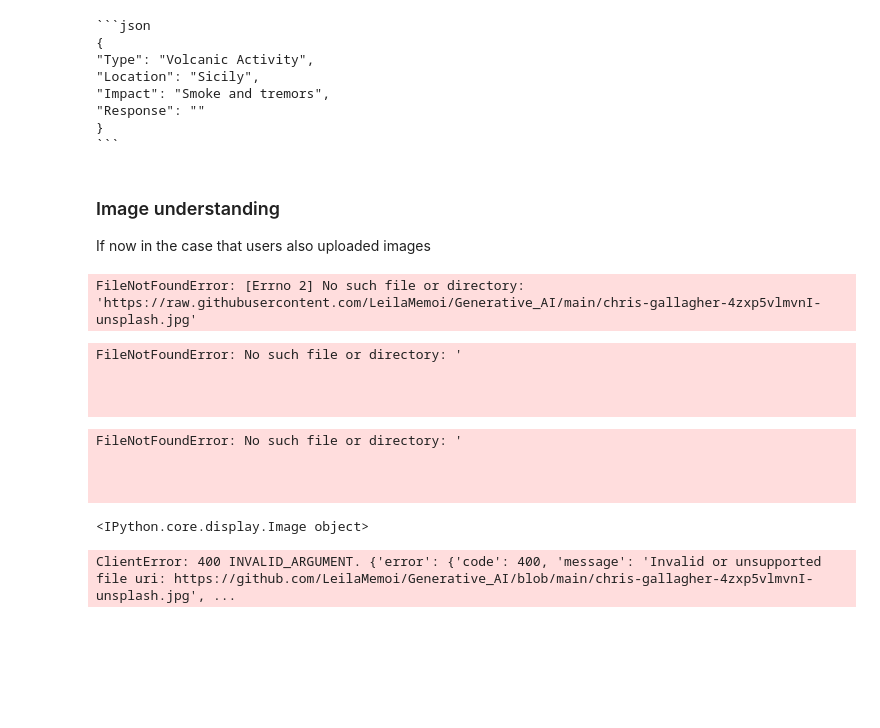
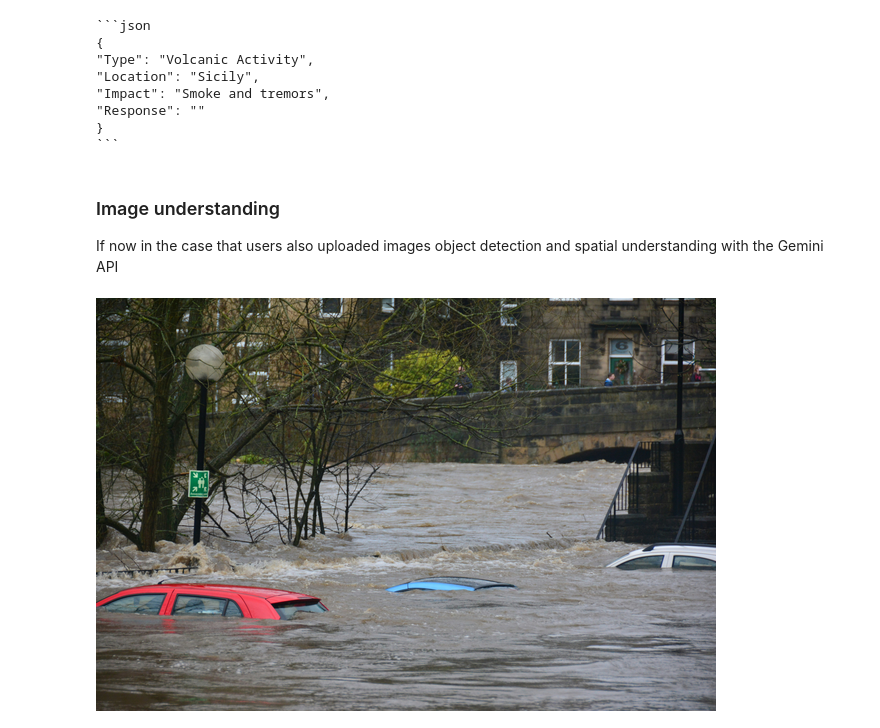
Before and after one commit to LeilaMemoi/Generative_AI, a Jupyter notebook: Gen AI Intensive Course Capstone 2025Q1_LEILA.ipynb, the cells around one changed output. Saved outputs shown, nothing was run; the diff lists cells and outputs as text; code cells hidden in the pictures; blank space fills up the shorter version.

Commit message:
Kaggle Notebook | Gen AI Intensive Course Capstone 2025Q1_LEILA | Code generation and agents

````diff
--- a/Gen AI Intensive Course Capstone 2025Q1_LEILA.ipynb
+++ b/Gen AI Intensive Course Capstone 2025Q1_LEILA.ipynb
@@ -103,7 +108,7 @@ print(response.text)
 ```
 # %% [markdown]
 ### Image understanding
-If now in the case that users also uploaded images
+If now in the case that users also uploaded images object detection and spatial understanding with the Gemini API
 # %%
 model_name = "gemini-2.5-pro-exp-03-25"
 # %%
@@ -122,40 +127,19 @@ safety_settings = [
 # %%
 import json
 import random
 import io
 from PIL import Image, ImageDraw, ImageFont
 from PIL import ImageColor
-image_url = "https://raw.githubusercontent.com/LeilaMemoi/Generative_AI/main/chris-gallagher-4zxp5vlmvnI-unsplash.jpg"
+image_url = "/kaggle/input/sample-data/chris-gallagher-4zxp5vlmvnI-unsplash.jpg"
 im = Image.open(image_url)
 im.thumbnail([620,620], Image.Resampling.LANCZOS)
 im
 # %% [output]
-FileNotFoundError: [Errno 2] No such file or directory: 'https://raw.githubusercontent.com/LeilaMemoi/Generative_AI/main/chris-gallagher-4zxp5vlmvnI-unsplash.jpg'
+[figure, added]
 # %%
-image_url = "https://github.com/LeilaMemoi/Generative_AI/blob/main/chris-gallagher-4zxp5vlmvnI-unsplash.jpg"
-
-display(Image(image_url))
-
 image_prompt = """
-For humantarian and conflict purposes, you are provided an image and are required to explain what is happening in that regard.
+For humanitarian and conflict resolution purposes, you are provided an image and are required to explain what is happening in that regard. In the format provided and summarised.
 For example, what kind of disaster is in the image
 
 Provide recommendation for the type of response that would be ideal in such a situation.
 """
-contents = [
-    image_prompt,
-    Part.from_uri(file_uri=image_url, mime_type="image/jpeg"),
-]
-response = client.models.generate_content(model=model_id, contents=contents)
-display(Markdown(response.text))
-# %% [output]
-FileNotFoundError: No such file or directory: '
-
-
-
-FileNotFoundError: No such file or directory: '
-
-
-
-<IPython.core.display.Image object>
-ClientError: 400 INVALID_ARGUMENT. {'error': {'code': 400, 'message': 'Invalid or unsupported file uri: https://github.com/LeilaMemoi/Generative_AI/blob/main/chris-gallagher-4zxp5vlmvnI-unsplash.jpg', ...
````
Also changed, not shown: parts of 9 cells of this notebook.
